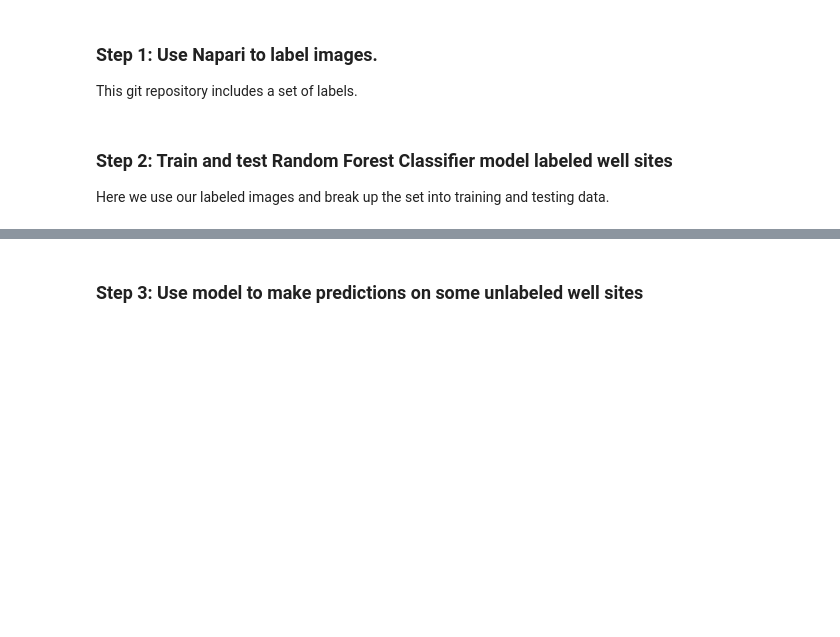
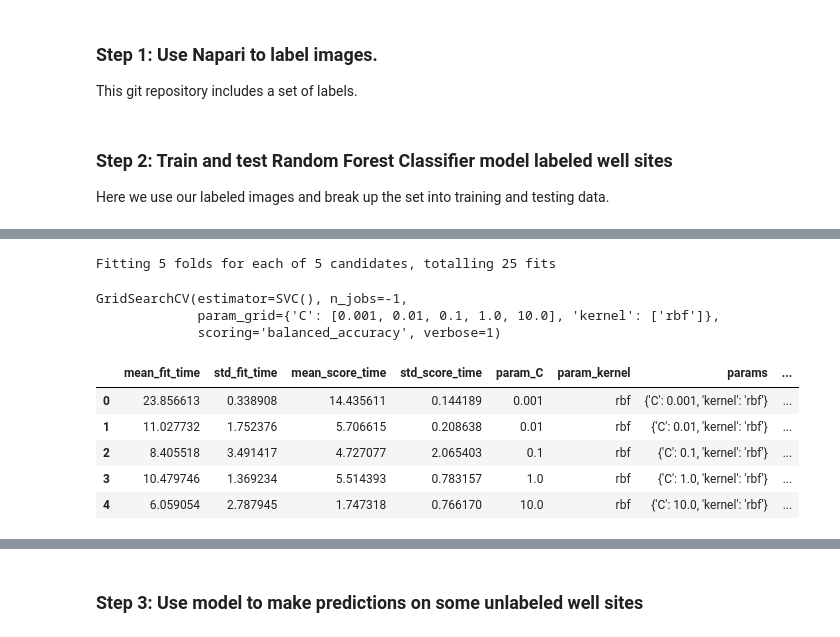
Before and after one commit to rodlaf/am91r, a Jupyter notebook: Spot_Counting.ipynb, the cells around one changed output, grey strips where cells are left out. Saved outputs shown, nothing was run; the diff lists cells and outputs as text; code cells hidden in the pictures; blank space fills up the shorter version.

```diff
--- a/Spot_Counting.ipynb
+++ b/Spot_Counting.ipynb
@@ -310,0 +312,11 @@ Completed. Time elapsed: 2.3s
+# %%
+from sklearn.model_selection import GridSearchCV
+
+param_grid = {'n_estimators' : [360, 400, 440, 480, 520]}
+
+# instantiate our template model
+rf = RandomForestClassifier()
+
+# instantiate our gridsearch estimator - cv=None defaults to the 5-fold cross validation
+rf_cv = GridSearchCV(estimator=rf, param_grid=param_grid, n_jobs=-1, cv=None, verbose=1, scoring='balanced_accuracy')
+rf_cv.fit(X_train, y_train)
@@ -311,3 +338,31 @@ Completed. Time elapsed: 2.3s
+# %%
+from sklearn.svm import SVC
+from sklearn.model_selection import GridSearchCV
+
+param_grid = {'C' : [0.001, 0.01, 0.1, 1.0, 10.0],
+              'kernel' : ['rbf'],}
+
+# instantiate our template model
+svm = SVC()
+
+# instantiate our gridsearch estimator - cv=None defaults to the 5-fold cross validation
+svm_cv = GridSearchCV(estimator=svm, param_grid=param_grid, n_jobs=-1, cv=None, verbose=1, scoring='balanced_accuracy')
+svm_cv.fit(X_train, y_train)
+# %% [output]
+Fitting 5 folds for each of 5 candidates, totalling 25 fits
+GridSearchCV(estimator=SVC(), n_jobs=-1,
+             param_grid={'C': [0.001, 0.01, 0.1, 1.0, 10.0], 'kernel': ['rbf']},
+             scoring='balanced_accuracy', verbose=1)
+# %%
+svm_cv_results = pd.DataFrame(svm_cv.cv_results_).sort_values(by=['param_C'])
+svm_cv_results
+# %% [output]
+|  | mean_fit_time | std_fit_time | mean_score_time | std_score_time | param_C | param_kernel | params | ... |
+| 0 | 23.856613 | 0.338908 | 14.435611 | 0.144189 | 0.001 | rbf | {'C': 0.001, 'kernel': 'rbf'} | ... |
+| 1 | 11.027732 | 1.752376 | 5.706615 | 0.208638 | 0.01 | rbf | {'C': 0.01, 'kernel': 'rbf'} | ... |
+| 2 | 8.405518 | 3.491417 | 4.727077 | 2.065403 | 0.1 | rbf | {'C': 0.1, 'kernel': 'rbf'} | ... |
+| 3 | 10.479746 | 1.369234 | 5.514393 | 0.783157 | 1.0 | rbf | {'C': 1.0, 'kernel': 'rbf'} | ... |
+| 4 | 6.059054 | 2.787945 | 1.747318 | 0.766170 | 10.0 | rbf | {'C': 10.0, 'kernel': 'rbf'} | ... |
 # %%
 #
 # This snippet is for running measurement on a single well site
```
Also changed, not shown: parts of 10 cells of this notebook, 14 other files.
